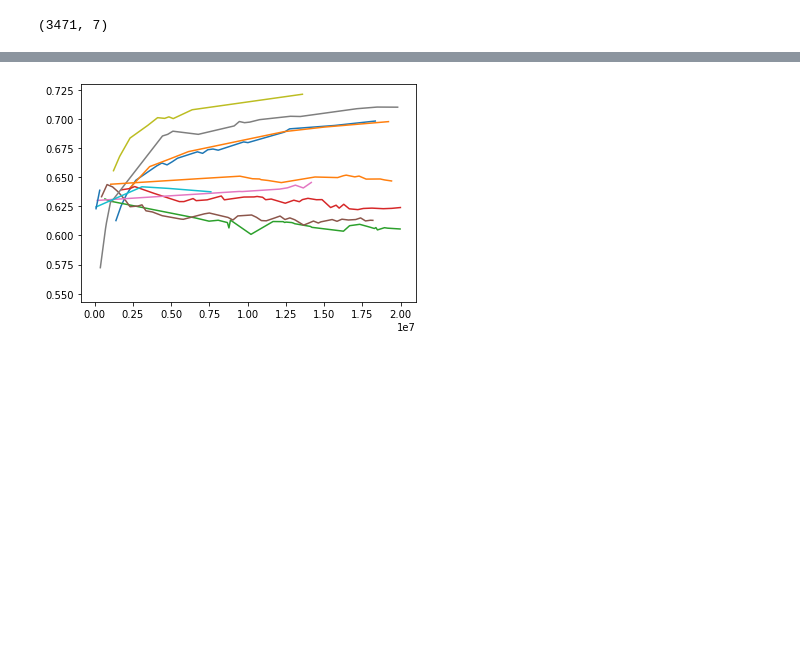
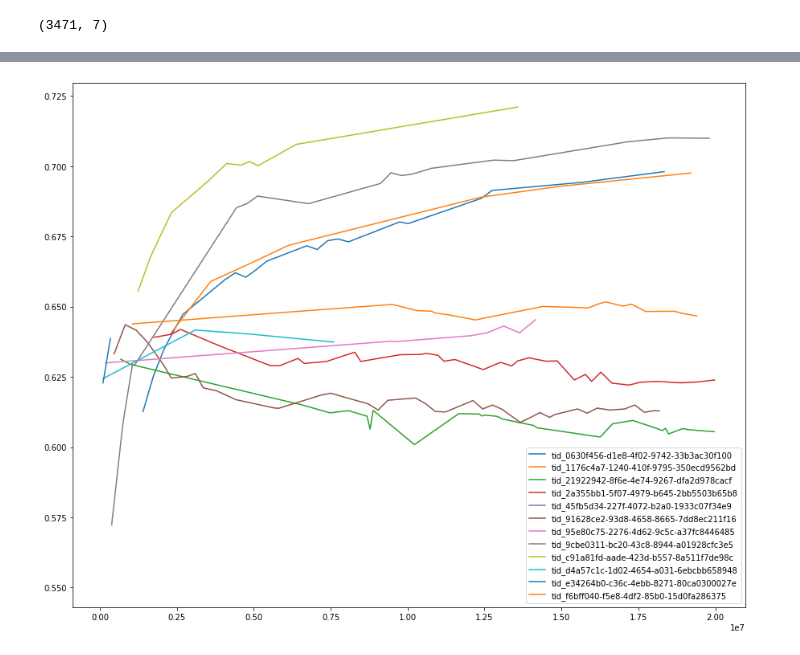
Before and after one commit to davidnorman314/CEO, a Jupyter notebook: notebooks/Progress.ipynb, the cells around one changed output, grey strips where cells are left out. Drawn from its saved outputs; the diff is of its cells as text; code cells hidden in the pictures; blank space fills up the shorter version.

Commit message:
feat(rl): Improve plots

```diff
--- a/notebooks/Progress.ipynb
+++ b/notebooks/Progress.ipynb
@@ -71,17 +72,20 @@ plt.show()
 # %%
 import matplotlib.pyplot as plt
 import numpy as np
+
+plt.rcParams["figure.figsize"] = (15,12)
 
 plot_df = progress_df.pivot(index="episode", columns="training_id", values="pct_win")
 
 xs = plot_df.index.to_series()
 
 for column in plot_df.columns:
     series = plot_df[column]
     smask = np.isfinite(series)
 
-    plt.plot(xs[smask], series[smask], linestyle='-', marker='')
+    plt.plot(xs[smask], series[smask], linestyle='-', marker='', label=column)
 
+plt.legend()
 plt.show()
 # %% [output]
-[figure, old version]
+[figure, new version]
```
Also changed, not shown: parts of 4 cells of this notebook.
